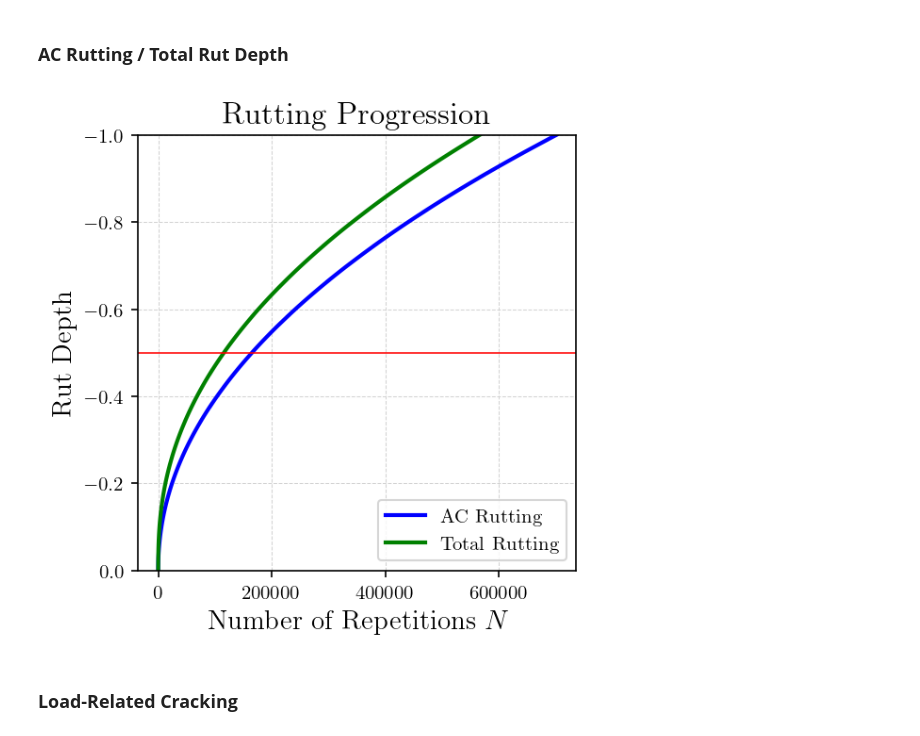
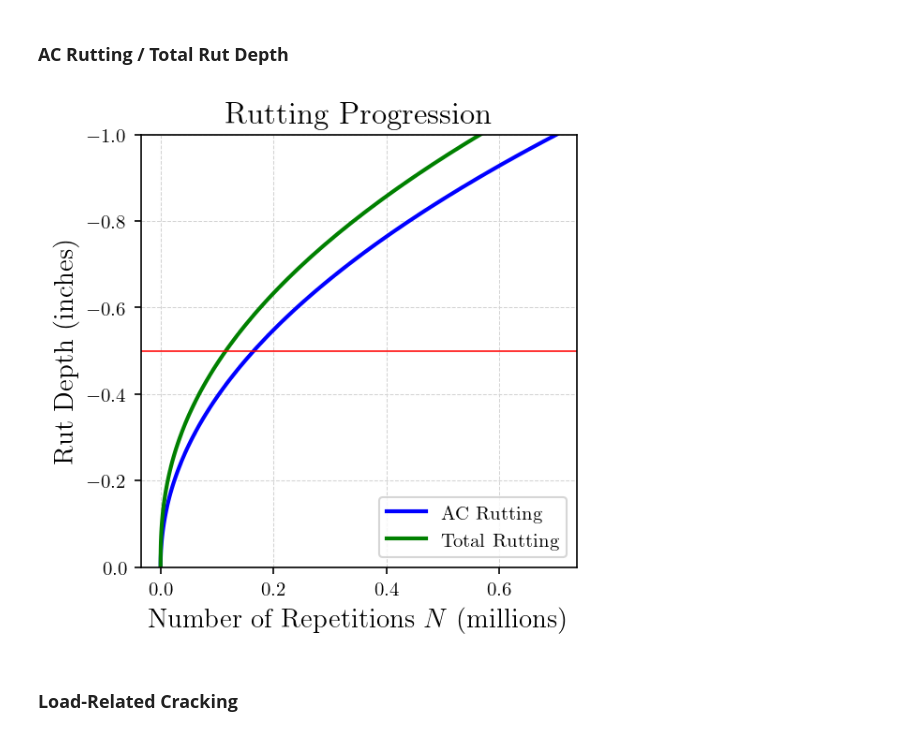
Before and after one commit to Johann-Cardenas/DesignLab, a Jupyter notebook: MPEDG/MPEDG_Transfer-Functions.ipynb, the cells around one changed output. Saved outputs shown, nothing was run; the diff lists cells and outputs as text; code cells hidden in the pictures.

```diff
--- a/MPEDG/MPEDG_Transfer-Functions.ipynb
+++ b/MPEDG/MPEDG_Transfer-Functions.ipynb
@@ -154,25 +154,25 @@ def rut_total(epsilon_r_HMA, e22_granular, e22_sg, T, Thicks, Thicks_granular, T
 # %%
 # Now plot the rutting for different Rut_tol values
 Rut_tol_values = np.linspace(0, -1.0, 100)
 rut_hma = [rut_AC(epsilon_r_HMA, T, Thicks, H_HMA, Rut_tol) for Rut_tol in Rut_tol_values]
 rut_tot = [rut_total(epsilon_r_HMA, e22_granular, e22_sg, T, Thicks, Thicks_granular, Thicks_sg, H_HMA, Rut_tol) for Rut_tol in Rut_tol_values]
 
 fig = plt.figure(figsize=(4, 4), dpi=150)
 plt.rc('text', usetex=True)
 plt.rc('font', family='serif')
-plt.plot(rut_hma, Rut_tol_values, color='blue', linewidth=2.0, label = 'AC Rutting')
-plt.plot(rut_tot, Rut_tol_values, color='green', linewidth=2.0, label = 'Total Rutting ')
+plt.plot(np.array(rut_hma) / 1e6, Rut_tol_values, color='blue', linewidth=2.0, label = 'AC Rutting')
+plt.plot(np.array(rut_tot) / 1e6, Rut_tol_values, color='green', linewidth=2.0, label = 'Total Rutting ')
 plt.axhline(-0.5, color='red', linewidth=0.75)   # Threshold IRI
-plt.xlabel('Number of Repetitions $N$', fontsize = 14)
-plt.ylabel('Rut Depth', fontsize=14)
+plt.xlabel('Number of Repetitions $N$ (millions)', fontsize = 14)
+plt.ylabel('Rut Depth (inches)', fontsize=14)
 plt.title('Rutting Progression', fontsize=16, fontweight='bold')
 plt.ylim(-1.0, 0.0)
 plt.grid(color='lightgrey', linestyle='--', linewidth=0.50, zorder=0)
 plt.gca().invert_yaxis()
 plt.legend(loc='lower right')
 plt.show()
 # %% [output]
-[figure, old version]
+[figure, new version]
 # %% [markdown]
 ### **Load-Related Cracking**
 # %% [markdown]
```
Also changed, not shown: parts of 15 cells of this notebook.
